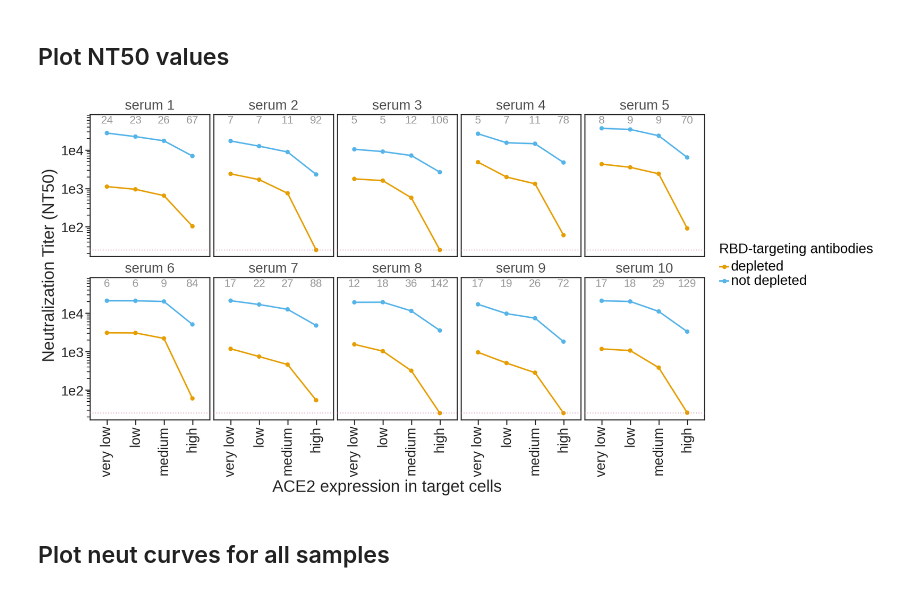
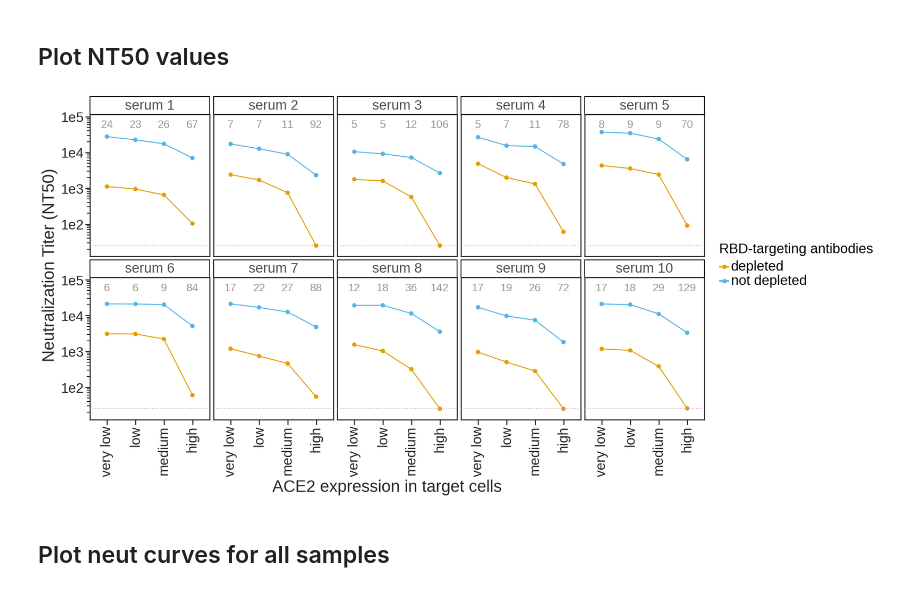
Before and after one commit to jbloomlab/Ace2_expression_neuts, a Jupyter notebook: virus_neutralization.ipynb, the cells around one changed output. Cells and saved outputs as stored; diff of their text form; code cells hidden in the pictures.

```diff
--- a/virus_neutralization.ipynb
+++ b/virus_neutralization.ipynb
@@ -206,36 +185,37 @@ NT50_foldchange
 # %%
 NT50 = (ggplot(fitparams, aes(x='cells', y='NT50', colour='RBD-targeting antibodies', group = 'RBD-targeting antibodies')) +
               geom_point(size=3.5) +
-              geom_line(size = 1.5) +
+              geom_line(size = 1) +
          geom_text(NT50_fc, aes(label = 'NT50_fc_str',
                    y=NT50_fc['NT50'].max()*12),
                    size = 20,
                    colour = CBPALETTE[0]) +
          theme(figure_size=(20,10),
                    axis_text=element_text(size=25),
                    axis_text_x=element_text(size=25, angle=90),
                    legend_text=element_text(size=25),
                    legend_title=element_text(size=25),
                    axis_title_x=element_text(size=30),
                    axis_title_y=element_text(size=30),
                    strip_text = element_text(size=25, alpha=0.8),
-                   strip_background=element_blank()
+                   strip_background=element_rect(colour = "black", fill = "white")
                    ) +
           geom_hline(yintercept=config['NT50_LOD'],
                     linetype='dotted',
                     size=1,
                     alpha=0.6,
                     color=CBPALETTE[7]
                     ) +
           facet_wrap('sample', ncol = 5)+
-          scale_y_log10(name='Neutralization Titer (NT50)') +
+          scale_y_log10(expand=(0.03, .2)) +
+              ylab('Neutralization Titer (NT50)') +
           xlab('ACE2 expression in target cells') +
           scale_color_manual(values=CBPALETTE[1:])
                 )
 
 _ = NT50.draw()
 # %% [output]
-[figure, old version]
+[figure, new version]
 # %%
 df_merged = pd.merge(fitparams, ACE2_expression_df, on='cells')
 # %% [markdown]
```
Also changed, not shown: parts of 3 cells of this notebook, 12 other files.
